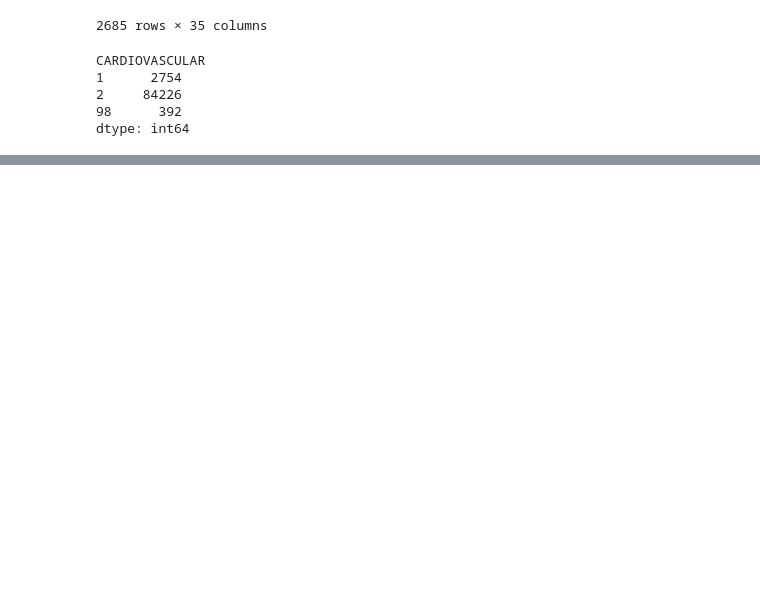
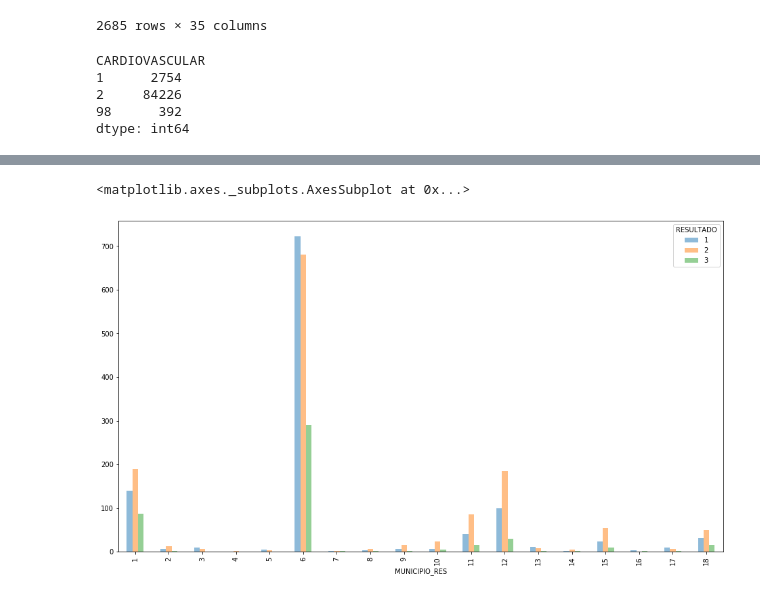
Before and after one commit to RubeVi17/covid19_mx, a Jupyter notebook: covid.ipynb, the cells around one changed output, grey strips where cells are left out. Drawn from its saved outputs; the diff is of its cells as text; code cells hidden in the pictures; blank space fills up the shorter version.

```diff
--- a/covid.ipynb
+++ b/covid.ipynb
@@ -339,0 +311,8 @@ pd.crosstab(df.ENTIDAD_RES[df.MUNICIPIO_RES == 1], df.RESULTADO)
+# %%
+#Casos de covid en los 18 municipios del estado
+#d = {1:'Ahome', 2:'Angostura', 3:'Badiraguato', 4:'Concordia', 5:'Cosala', 6:'Culiacan', 7:'Choix', 8:'Elota',9:'Escuinapa', 10:'El Fuerte', 11:'Guasave', 12:'Mazatlan', 13:'Mocortio', 14:'El Rosario', 15:'Salvador alvarado', 16:'San ignacio', 17:'Sinaloa', 18:'Navolato'}
+
+pd.crosstab(df.MUNICIPIO_RES[df.ENTIDAD_RES == 25], df.RESULTADO).plot(kind='bar', alpha=0.5)
+# %% [output]
+<matplotlib.axes._subplots.AxesSubplot at 0x...>
+[figure, added]
```
Also changed, not shown: parts of 14 cells of this notebook, 1 other file.
